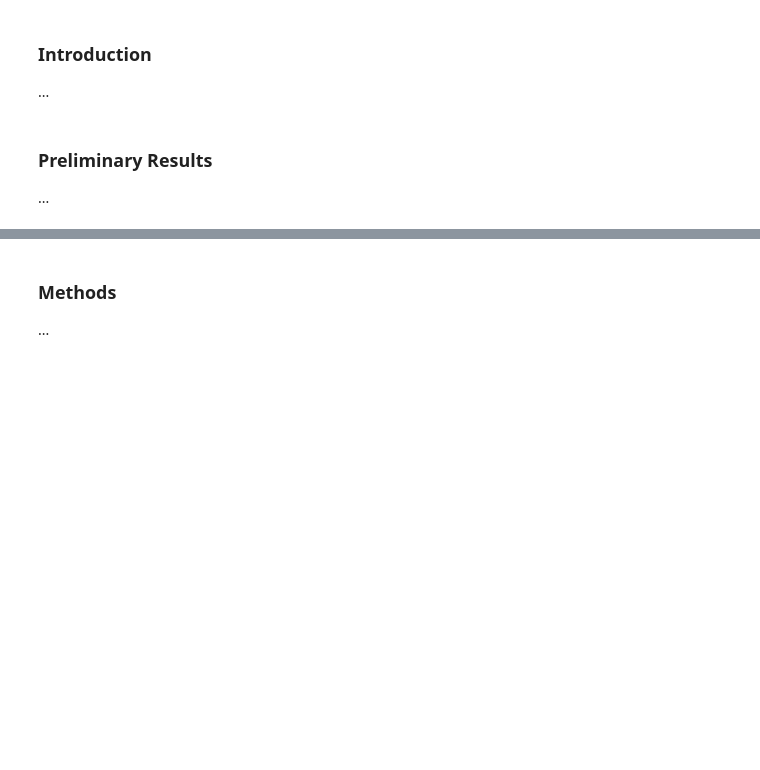
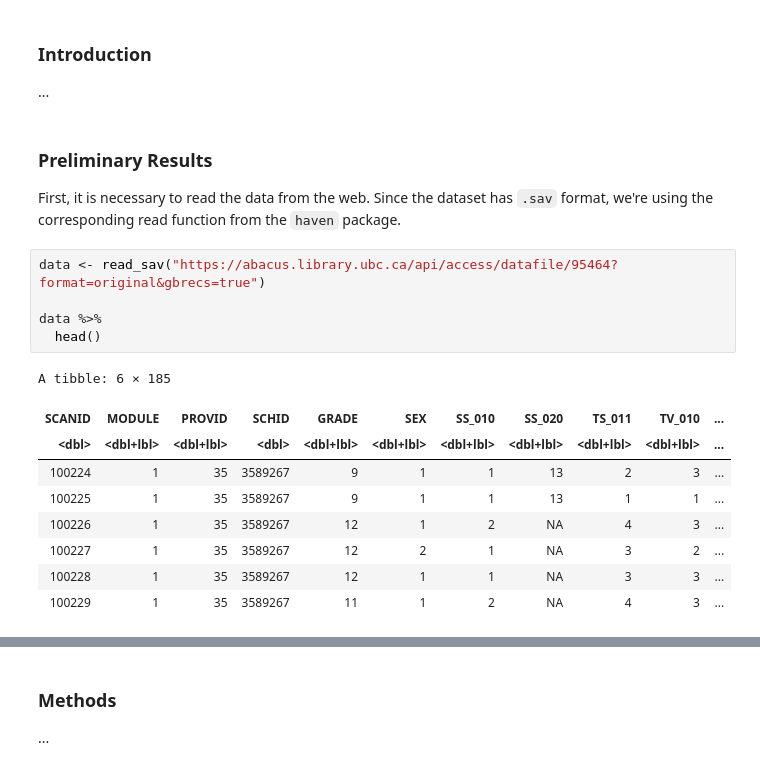
Before and after one commit to Ihor16/stat-201-project, a Jupyter notebook: Proposal.ipynb, the cells around one changed output, grey strips where cells are left out. Drawn from its saved outputs; the diff is of its cells as text; blank space fills up the shorter version.

Commit message:
Added preliminary results to the proposal

```diff
--- a/Proposal.ipynb
+++ b/Proposal.ipynb
@@ -21,6 +21,21 @@ Warning message:
 # %% [markdown]
 ### Introduction
 ...
-# %% [markdown]
-### Preliminary Results
-...
+# %% [markdown]
+### Preliminary Results
+First, it is necessary to read the data from the web. Since the dataset has `.sav` format, we're using the corresponding read function from the `haven` package.
+# %%
+data <- read_sav("https://abacus.library.ubc.ca/api/access/datafile/95464?format=original&gbrecs=true")
+
+data %>%
+  head()
+# %% [output]
+A tibble: 6 × 185
+| SCANID | MODULE | PROVID | SCHID | GRADE | SEX | SS_010 | SS_020 | TS_011 | TV_010 | ... |
+| <dbl> | <dbl+lbl> | <dbl+lbl> | <dbl> | <dbl+lbl> | <dbl+lbl> | <dbl+lbl> | <dbl+lbl> | <dbl+lbl> | <dbl+lbl> | ... |
+| 100224 | 1 | 35 | 3589267 | 9 | 1 | 1 | 13 | 2 | 3 | ... |
+| 100225 | 1 | 35 | 3589267 | 9 | 1 | 1 | 13 | 1 | 1 | ... |
+| 100226 | 1 | 35 | 3589267 | 12 | 1 | 2 | NA | 4 | 3 | ... |
+| 100227 | 1 | 35 | 3589267 | 12 | 2 | 1 | NA | 3 | 2 | ... |
+| 100228 | 1 | 35 | 3589267 | 12 | 1 | 1 | NA | 3 | 3 | ... |
+| 100229 | 1 | 35 | 3589267 | 11 | 1 | 2 | NA | 4 | 3 | ... |
```
Also changed, not shown: parts of 12 cells of this notebook.
